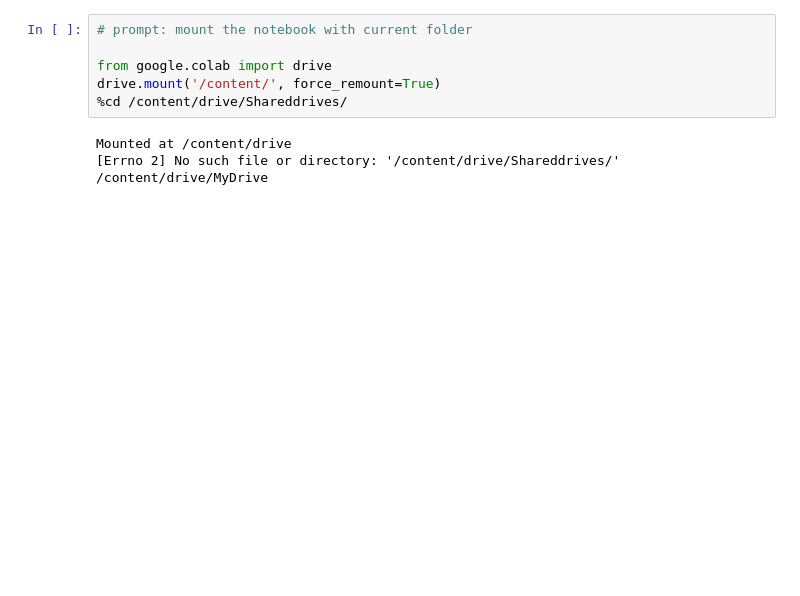
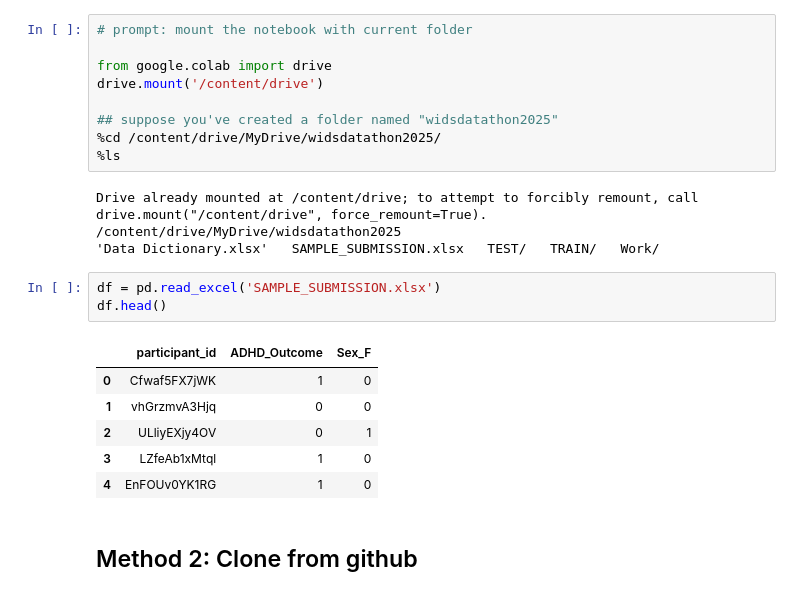
Before and after one commit to jchen0000/widsdatathon2025, a Jupyter notebook: python/yiru_notebook_test.ipynb, the cells around one changed output. Drawn from its saved outputs; the diff is of its cells as text; blank space fills up the shorter version.

Commit message:
data load

```diff
--- a/python/yiru_notebook_test.ipynb
+++ b/python/yiru_notebook_test.ipynb
@@ -4,9 +14,24 @@
 # prompt: mount the notebook with current folder
 
 from google.colab import drive
-drive.mount('/content/', force_remount=True)
-%cd /content/drive/Shareddrives/
+drive.mount('/content/drive')
+
+## suppose you've created a folder named "widsdatathon2025"
+%cd /content/drive/MyDrive/widsdatathon2025/
+%ls
 # %% [output]
-Mounted at /content/drive
-[Errno 2] No such file or directory: '/content/drive/Shareddrives/'
-/content/drive/MyDrive
+Drive already mounted at /content/drive; to attempt to forcibly remount, call drive.mount("/content/drive", force_remount=True).
+/content/drive/MyDrive/widsdatathon2025
+'Data Dictionary.xlsx'   SAMPLE_SUBMISSION.xlsx   TEST/   TRAIN/   Work/
+# %%
+df = pd.read_excel('SAMPLE_SUBMISSION.xlsx')
+df.head()
+# %% [output]
+|  | participant_id | ADHD_Outcome | Sex_F |
+| 0 | Cfwaf5FX7jWK | 1 | 0 |
+| 1 | vhGrzmvA3Hjq | 0 | 0 |
+| 2 | ULliyEXjy4OV | 0 | 1 |
+| 3 | LZfeAb1xMtql | 1 | 0 |
+| 4 | EnFOUv0YK1RG | 1 | 0 |
+# %% [markdown]
+## Method 2: Clone from github
```
Also changed, not shown: parts of 17 cells of this notebook.
